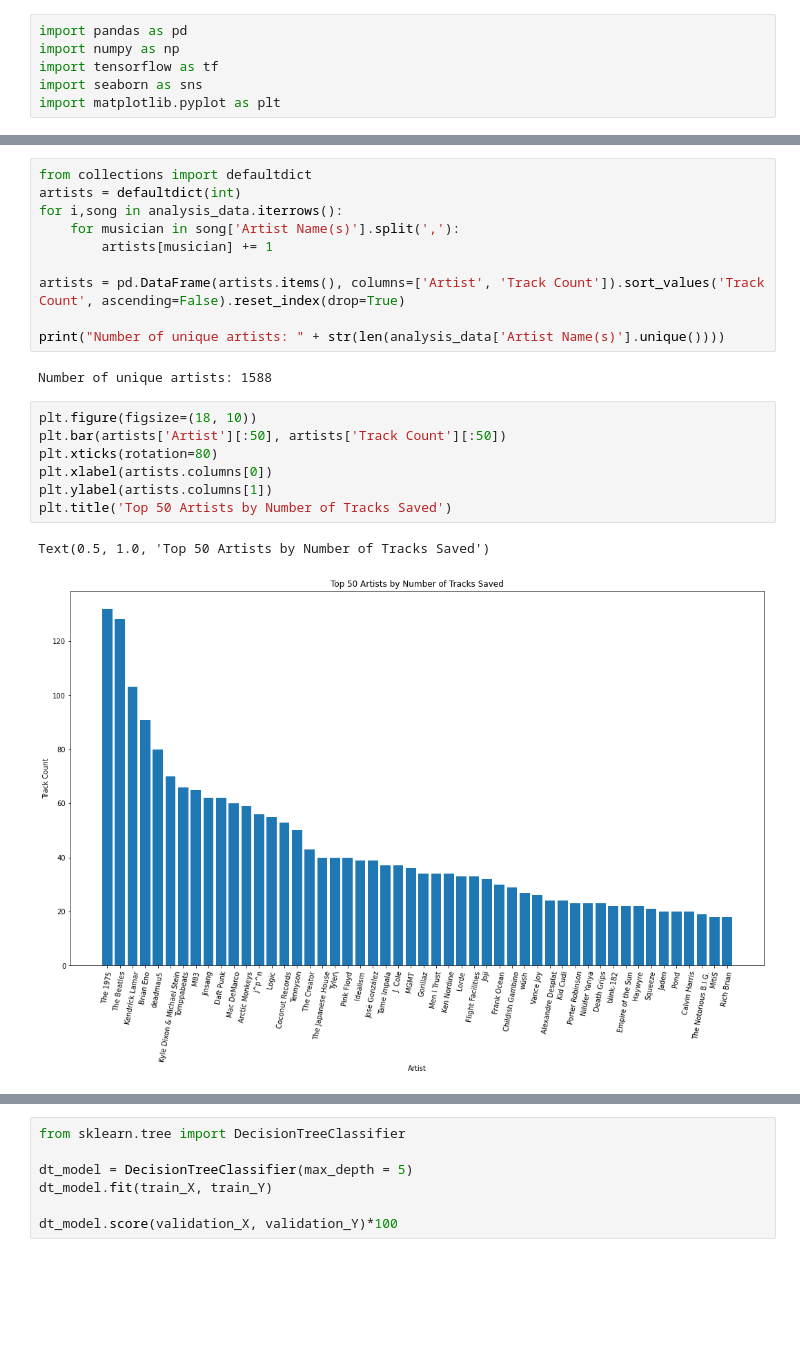
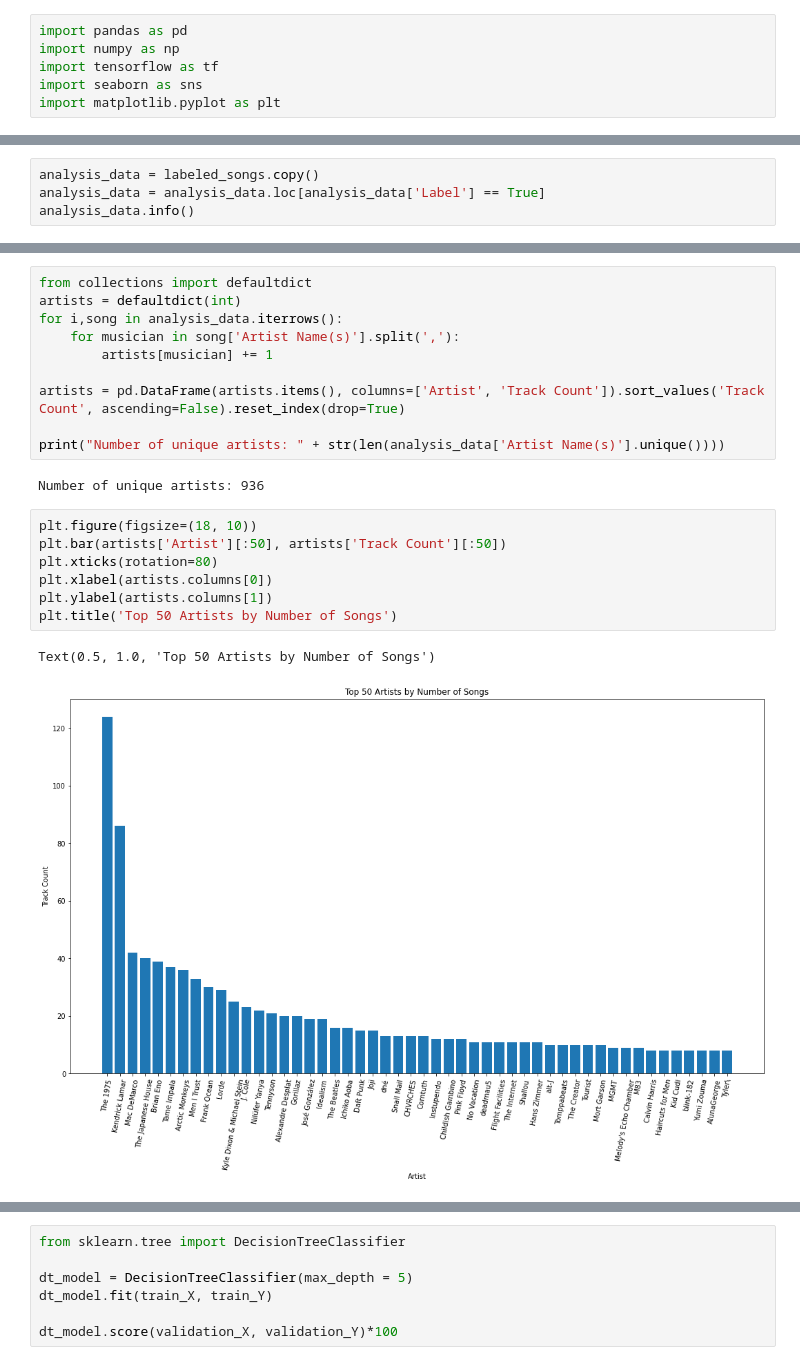
Before and after one commit to nullmaxwell/learnify, a Jupyter notebook: main.ipynb, the cells around one changed output, grey strips where cells are left out. Drawn from its saved outputs; the diff is of its cells as text; blank space fills up the shorter version.

```diff
--- a/main.ipynb
+++ b/main.ipynb
@@ -47,0 +50,4 @@ analysis_data = labeled_songs.copy()
+# %%
+analysis_data = labeled_songs.copy()
+analysis_data = analysis_data.loc[analysis_data['Label'] == True]
+analysis_data.info()
@@ -56,17 +80,17 @@ artists = pd.DataFrame(artists.items(), columns=['Artist', 'Track Count']).sort_
 
 print("Number of unique artists: " + str(len(analysis_data['Artist Name(s)'].unique())))
 # %% [output]
-Number of unique artists: 1588
+Number of unique artists: 936
 # %%
 plt.figure(figsize=(18, 10))
 plt.bar(artists['Artist'][:50], artists['Track Count'][:50])
 plt.xticks(rotation=80)
 plt.xlabel(artists.columns[0])
 plt.ylabel(artists.columns[1])
-plt.title('Top 50 Artists by Number of Tracks Saved')
+plt.title('Top 50 Artists by Number of Songs')
 # %% [output]
-Text(0.5, 1.0, 'Top 50 Artists by Number of Tracks Saved')
+Text(0.5, 1.0, 'Top 50 Artists by Number of Songs')
-[figure, old version]
+[figure, new version]
 # %%
 years = defaultdict(int)
 for i,song in analysis_data.iterrows():
```
Also changed, not shown: parts of 61 cells of this notebook, 4 other files.
